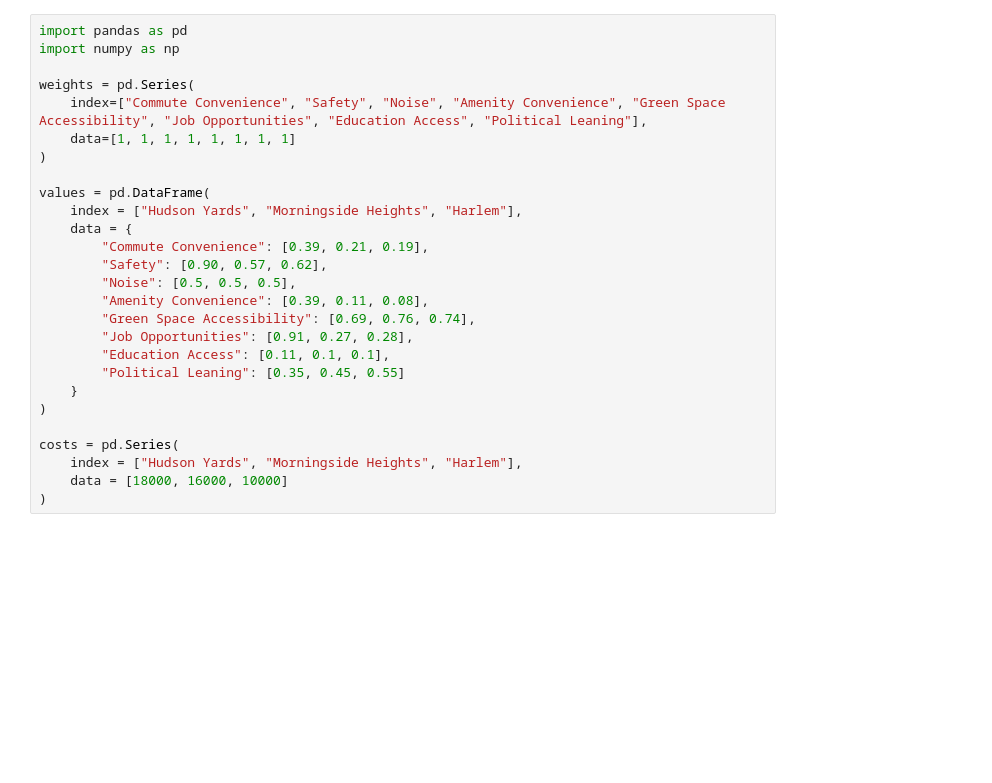
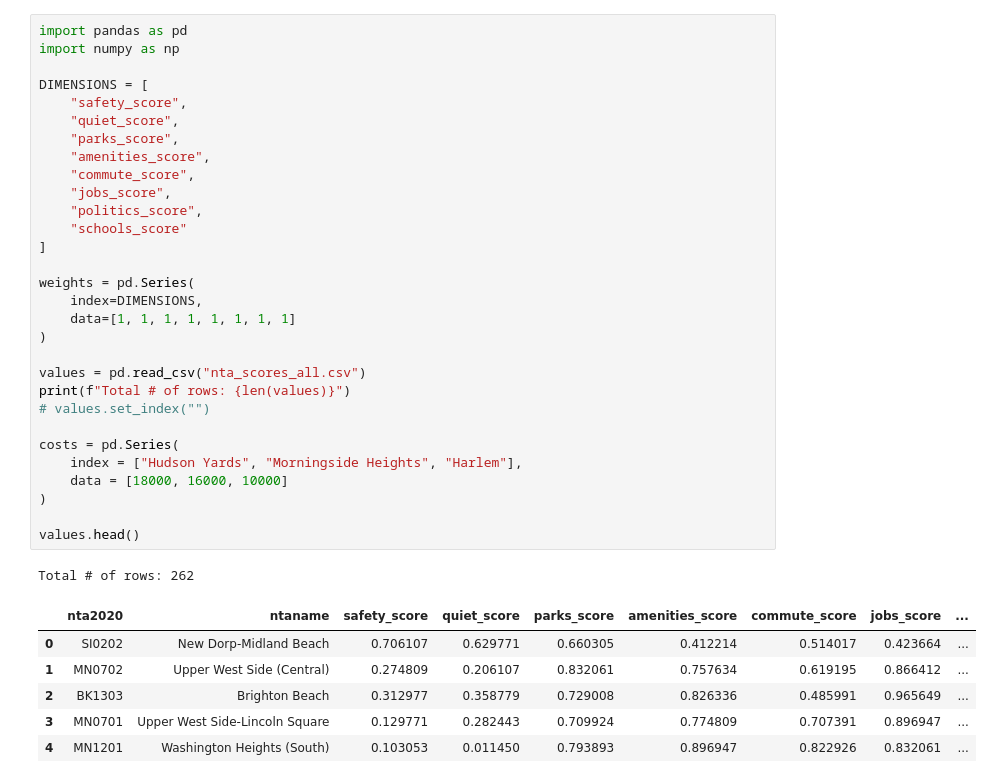
Before and after one commit to tmnin/RentSense, a Jupyter notebook: RentSense_Merge.ipynb, the cells around one changed output. Drawn from its saved outputs; the diff is of its cells as text; blank space fills up the shorter version.

```diff
--- a/RentSense_Merge.ipynb
+++ b/RentSense_Merge.ipynb
@@ -1,30 +1,41 @@
-# %%
-import pandas as pd
-import numpy as np
-
-weights = pd.Series(
-    index=["Commute Convenience", "Safety", "Noise", "Amenity Convenience", "Green Space Accessibility", "Job Opportunities", "Education Access", "Political Leaning"],
-    data=[1, 1, 1, 1, 1, 1, 1, 1]
-)
-
-values = pd.DataFrame(
-    index = ["Hudson Yards", "Morningside Heights", "Harlem"],
-    data = {
-        "Commute Convenience": [0.39, 0.21, 0.19],
-        "Safety": [0.90, 0.57, 0.62],
-        "Noise": [0.5, 0.5, 0.5],
-        "Amenity Convenience": [0.39, 0.11, 0.08],
-        "Green Space Accessibility": [0.69, 0.76, 0.74],
-        "Job Opportunities": [0.91, 0.27, 0.28],
-        "Education Access": [0.11, 0.1, 0.1],
-        "Political Leaning": [0.35, 0.45, 0.55]
-    }
-)
-
-costs = pd.Series(
-    index = ["Hudson Yards", "Morningside Heights", "Harlem"],
-    data = [18000, 16000, 10000]
-)
+# %%
+import pandas as pd
+import numpy as np
+
+DIMENSIONS = [
+    "safety_score",
+    "quiet_score",
+    "parks_score",
+    "amenities_score",
+    "commute_score",
+    "jobs_score",
+    "politics_score",
+    "schools_score"
+]
+
+weights = pd.Series(
+    index=DIMENSIONS,
+    data=[1, 1, 1, 1, 1, 1, 1, 1]
+)
+
+values = pd.read_csv("nta_scores_all.csv")
+print(f"Total # of rows: {len(values)}")
+# values.set_index("")
+
+costs = pd.Series(
+    index = ["Hudson Yards", "Morningside Heights", "Harlem"],
+    data = [18000, 16000, 10000]
+)
+
+values.head()
+# %% [output]
+Total # of rows: 262
+|  | nta2020 | ntaname | safety_score | quiet_score | parks_score | amenities_score | commute_score | jobs_score | ... |
+| 0 | SI0202 | New Dorp-Midland Beach | 0.706107 | 0.629771 | 0.660305 | 0.412214 | 0.514017 | 0.423664 | ... |
+| 1 | MN0702 | Upper West Side (Central) | 0.274809 | 0.206107 | 0.832061 | 0.757634 | 0.619195 | 0.866412 | ... |
+| 2 | BK1303 | Brighton Beach | 0.312977 | 0.358779 | 0.729008 | 0.826336 | 0.485991 | 0.965649 | ... |
+| 3 | MN0701 | Upper West Side-Lincoln Square | 0.129771 | 0.282443 | 0.709924 | 0.774809 | 0.707391 | 0.896947 | ... |
+| 4 | MN1201 | Washington Heights (South) | 0.103053 | 0.011450 | 0.793893 | 0.896947 | 0.822926 | 0.832061 | ... |
 # %%
 # This is the overall quality of life rating, finding the "best" possible location to live in, based on the user's preferences
 # In this mode, cost is a factor that is taken into consideration in the calculation. (To disable, set its weight to 0.)
```
Also changed, not shown: parts of 5 cells of this notebook.
